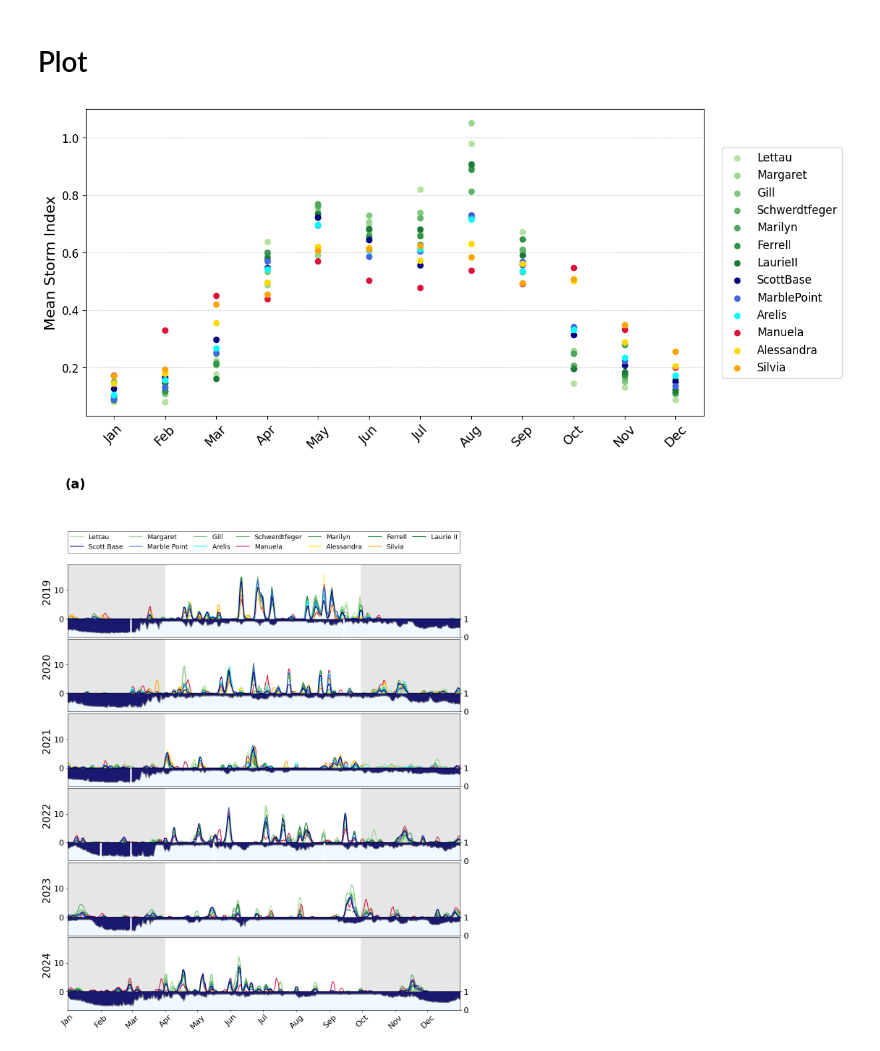
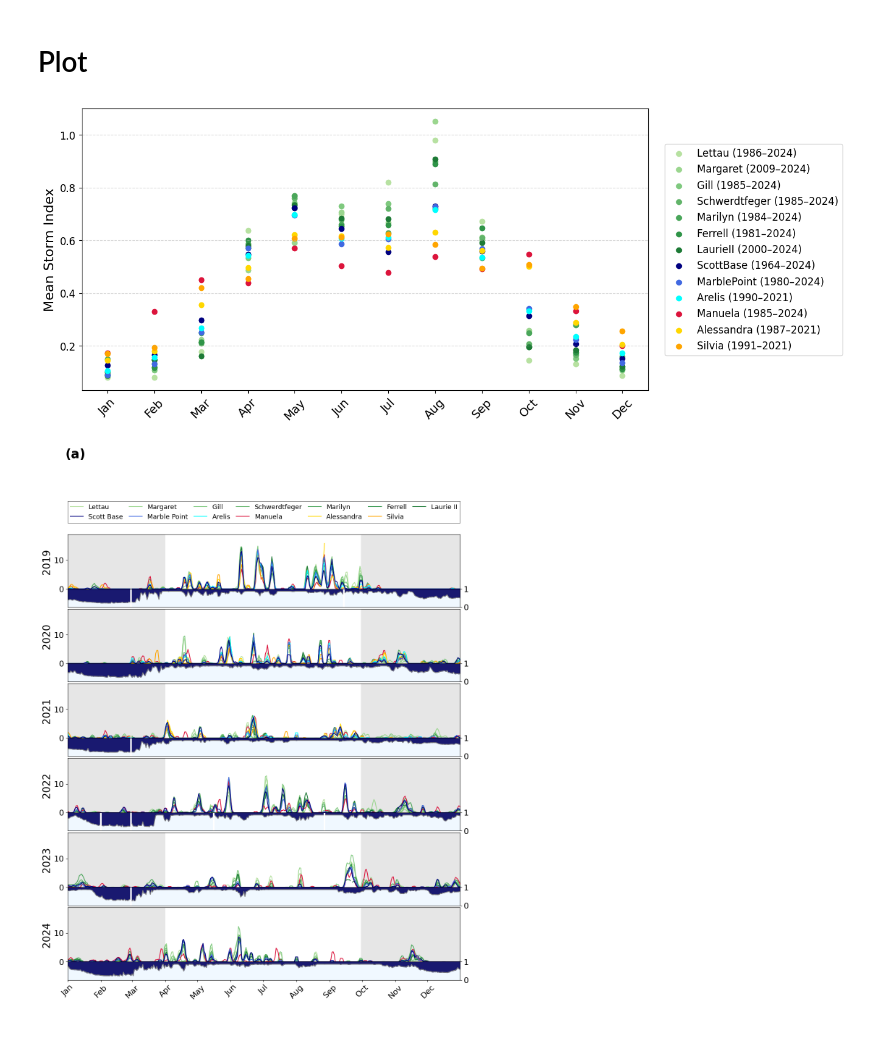
Before and after one commit to A-L-Radlwimmer/storm_manuscript, a Jupyter notebook: Scripts/plot_2019_2024.ipynb, the cells around one changed output. Drawn from its saved outputs; the diff is of its cells as text; code cells hidden in the pictures.

```diff
--- a/Scripts/plot_2019_2024.ipynb
+++ b/Scripts/plot_2019_2024.ipynb
@@ -57,7 +57,7 @@ ICE
 # %% [markdown]
 ### Read in Temperature and Pressure Data
 # %%
-station_name = 'ScottBase'
+#station_name = 'ScottBase'
 
 #station_name = 'Lettau'
 #station_name = 'Margaret'
@@ -70,7 +70,7 @@ station_name = 'ScottBase'
 #station_name = 'MarblePoint'
 #station_name = 'Manuela'
 #station_name = 'Alessandra'
-#station_name = 'Silvia'
+station_name = 'Silvia'
 # %%
 if station_name == 'ScottBase':
     # SCOTT BASE
@@ -337,28 +353,29 @@ others = {
 # %%
 plt.figure(figsize=(12, 6))
 
 for st, col in greens.items():
     plt.scatter(monthly_si_mean.index, monthly_si_mean[st], color=col, label=st)
 for st, col in others.items():
     plt.scatter(monthly_si_mean.index, monthly_si_mean[st], color=col, label=st)
 
 plt.tick_params(labelsize=12)
 plt.xticks(monthly_si_mean.index, month_start_labels, rotation=45, fontsize=14)
 plt.ylabel("Mean Storm Index", fontsize=16)
 plt.grid(axis='y', linestyle='--', alpha=0.5)
 
 # build legend columns
 handles, labels = plt.gca().get_legend_handles_labels()
 green_handles  = [handles[labels.index(s)] for s in greens]
 other_handles  = [handles[labels.index(s)] for s in others]
 legend_handles = green_handles + other_handles
-legend_labels  = list(greens.keys()) + list(others.keys())
+#legend_labels  = list(greens.keys()) + list(others.keys())
+legend_labels = [f'{s} {temporal_cover[s]}'for s in list(greens.keys()) + list(others.keys())]
 plt.legend(legend_handles, legend_labels, ncol=1, fontsize=12, loc='center left', bbox_to_anchor=(1.02, 0.5))
 
 plt.savefig('../Figures/all_seasons', bbox_inches='tight')
 plt.show()
 # %% [output]
-[figure, old version]
+[figure, new version]
 # %%
 # Updated height ratios: add small blank (0.3) after every 2nd plot (index+ice)
 height_ratios = [3, 1, 0.1, 3, 1, 0.1, 3, 1, 0.1, 3, 1, 0.1, 3, 1, 0.1, 3, 1]
```
Also changed, not shown: parts of 5 cells of this notebook, 21 other files.
